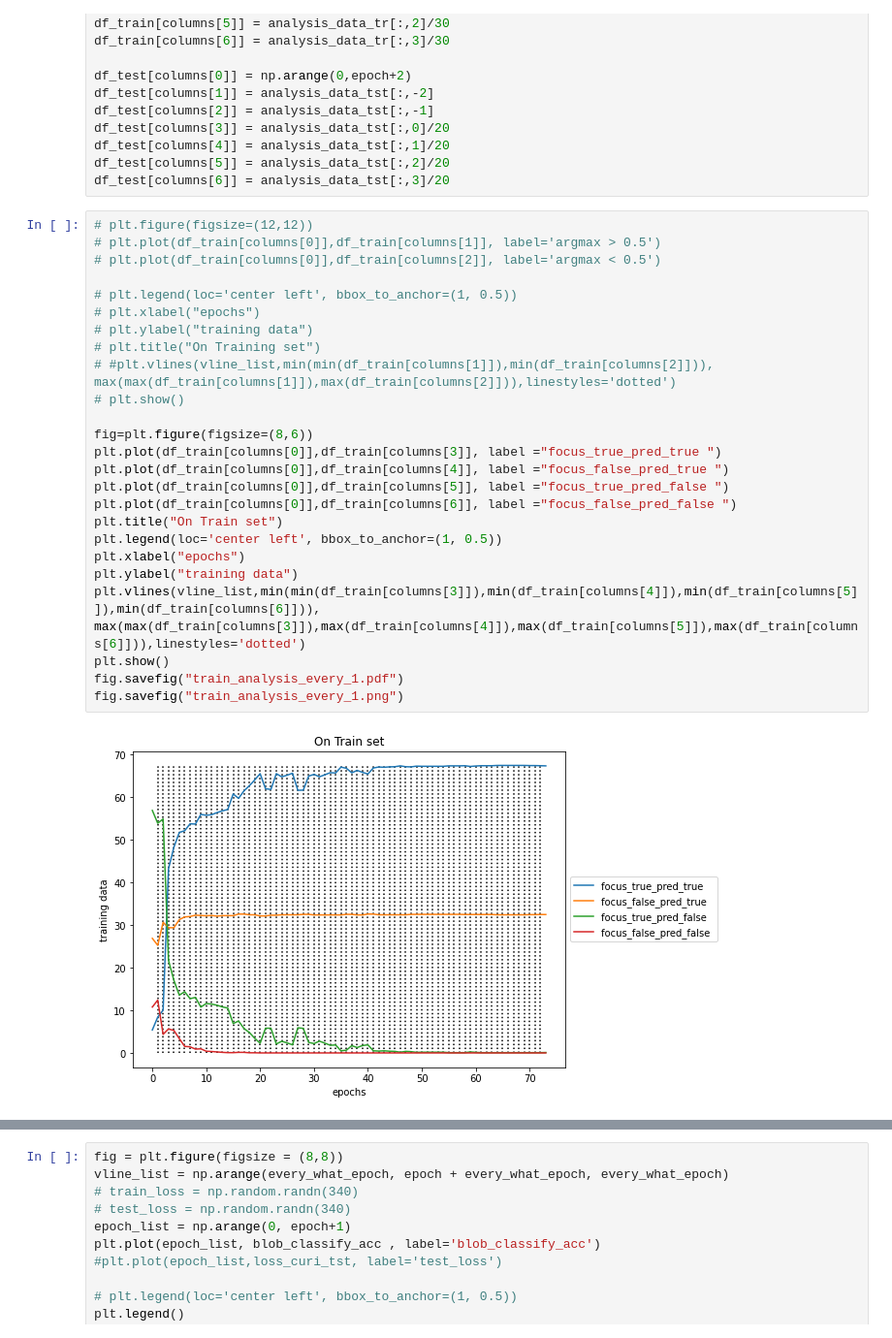
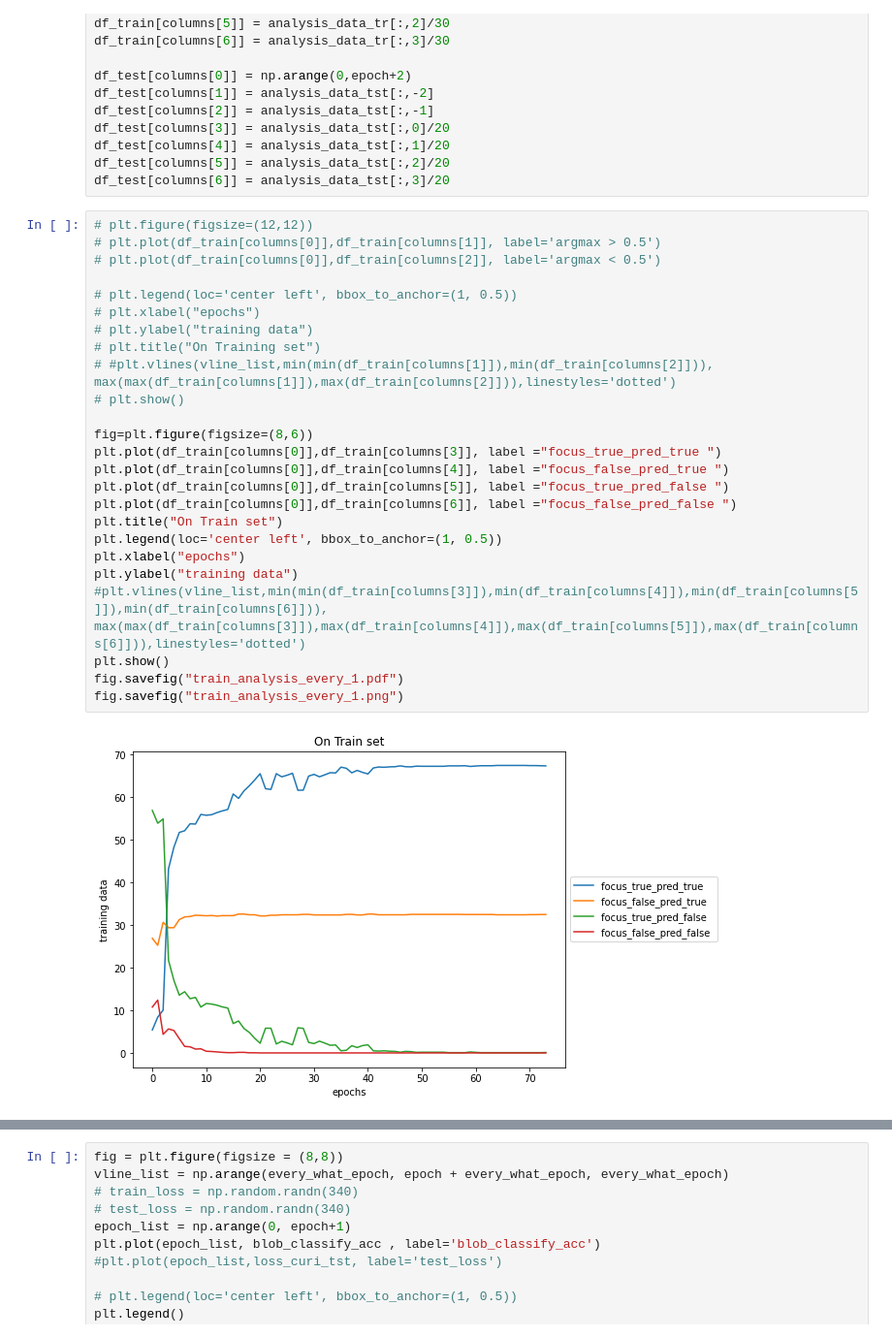
Before and after one commit to lnpandey/IITM_Research_Interpretability_of_Attention_Networks, a Jupyter notebook: 1_Attention_Mosaic/3. stage_wise_training/alternate_minimization/Synthetic_Data/what_where_blob_data_every_1.ipynb, the cells around one changed output, grey strips where cells are left out. Shown at 97% size. Saved outputs shown, nothing was run; the diff lists cells and outputs as text.

```diff
--- a/1_Attention_Mosaic/3. stage_wise_training/alternate_minimization/Synthetic_Data/what_where_blob_data_every_1.ipynb
+++ b/1_Attention_Mosaic/3. stage_wise_training/alternate_minimization/Synthetic_Data/what_where_blob_data_every_1.ipynb
@@ -593,30 +593,30 @@ df_test[columns[6]] = analysis_data_tst[:,3]/20
 # %%
 # plt.figure(figsize=(12,12))
 # plt.plot(df_train[columns[0]],df_train[columns[1]], label='argmax > 0.5')
 # plt.plot(df_train[columns[0]],df_train[columns[2]], label='argmax < 0.5')
 
 # plt.legend(loc='center left', bbox_to_anchor=(1, 0.5))
 # plt.xlabel("epochs")
 # plt.ylabel("training data")
 # plt.title("On Training set")
 # #plt.vlines(vline_list,min(min(df_train[columns[1]]),min(df_train[columns[2]])), max(max(df_train[columns[1]]),max(df_train[columns[2]])),linestyles='dotted')
 # plt.show()
 
 fig=plt.figure(figsize=(8,6))
 plt.plot(df_train[columns[0]],df_train[columns[3]], label ="focus_true_pred_true ")
 plt.plot(df_train[columns[0]],df_train[columns[4]], label ="focus_false_pred_true ")
 plt.plot(df_train[columns[0]],df_train[columns[5]], label ="focus_true_pred_false ")
 plt.plot(df_train[columns[0]],df_train[columns[6]], label ="focus_false_pred_false ")
 plt.title("On Train set")
 plt.legend(loc='center left', bbox_to_anchor=(1, 0.5))
 plt.xlabel("epochs")
 plt.ylabel("training data")
-plt.vlines(vline_list,min(min(df_train[columns[3]]),min(df_train[columns[4]]),min(df_train[columns[5]]),min(df_train[columns[6]])), max(max(df_train[columns[3]]),max(df_train[columns[4]]),max(df_train[columns[5]]),max(df_train[columns[6]])),linestyles='dotted')
+#plt.vlines(vline_list,min(min(df_train[columns[3]]),min(df_train[columns[4]]),min(df_train[columns[5]]),min(df_train[columns[6]])), max(max(df_train[columns[3]]),max(df_train[columns[4]]),max(df_train[columns[5]]),max(df_train[columns[6]])),linestyles='dotted')
 plt.show()
 fig.savefig("train_analysis_every_1.pdf")
 fig.savefig("train_analysis_every_1.png")
 # %% [output]
-[figure, old version]
+[figure, new version]
 # %%
 # plt.figure(figsize=(12,12))
 # plt.plot(df_test[columns[0]],df_test[columns[1]], label='argmax > 0.5')
```
Also changed, not shown: parts of 1 cell of this notebook, 6 other files.
